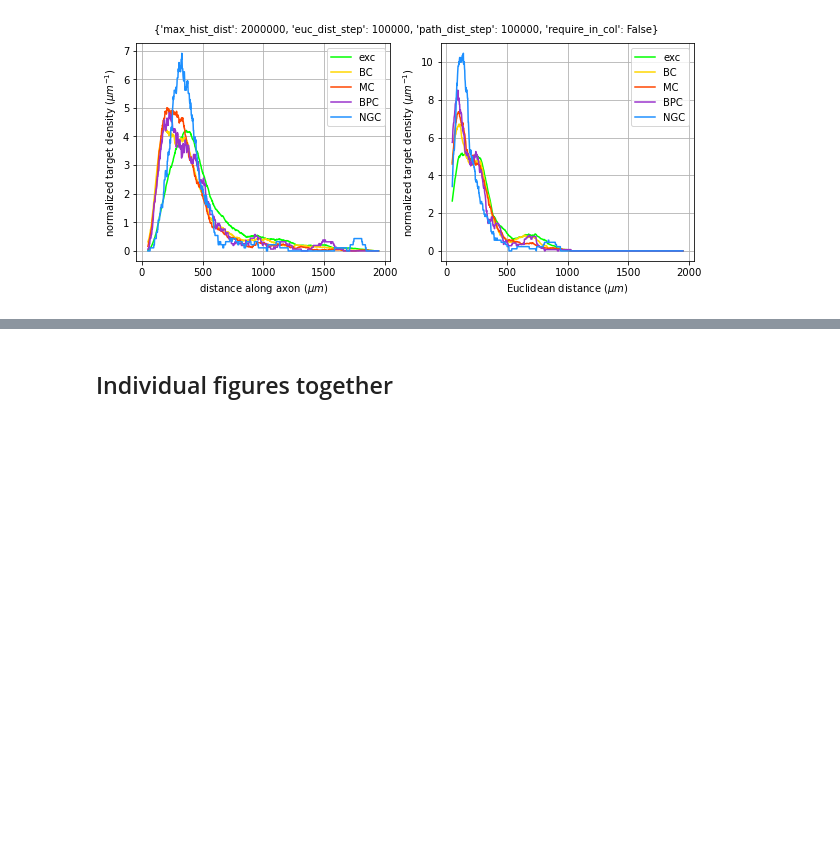
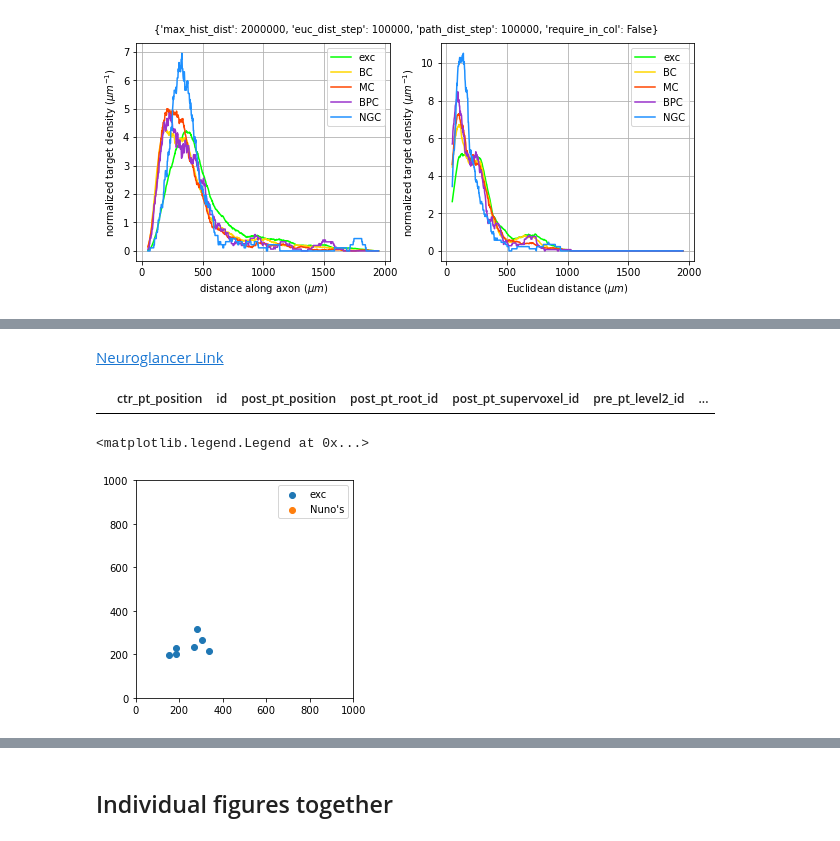
Before and after one commit to AlexTMallen/microns-synapse, a Jupyter notebook: src/subclass_cumulative_analysis.ipynb, the cells around one changed output, grey strips where cells are left out. Saved outputs shown, nothing was run; the diff lists cells and outputs as text; code cells hidden in the pictures; blank space fills up the shorter version.

```diff
--- a/src/subclass_cumulative_analysis.ipynb
+++ b/src/subclass_cumulative_analysis.ipynb
@@ -276,0 +345,20 @@ fig.savefig(os.path.join(results_dir, results_fname + "_soma-soma_v_euc.png"))
+# %%
+e_syns = syn_dfs["exc"].iloc[eidxs].query("pre_pt_root_id == 864691135937286404")
+sb.render_state(e_syns, return_as='html')
+# %% [output]
+Neuroglancer Link
+# %%
+e_syns.query("post_pt_root_id == 864691136618413965")
+# %% [output]
+|  | ctr_pt_position | id | post_pt_position | post_pt_root_id | post_pt_supervoxel_id | pre_pt_level2_id | ... |
+# %%
+plt.scatter(e_syns.soma_to_soma_dist / 1000, e_syns.euc_dist / 1000, label="exc")
+nunos = e_syns.query("post_pt_root_id == 864691136618413965")
+plt.scatter(nunos.soma_to_soma_dist / 1000, nunos.euc_dist / 1000, label="Nuno's")
+plt.xlim([0, 1000])
+plt.ylim([0, 1000])
+plt.gca().set_aspect(1)
+plt.legend()
+# %% [output]
+<matplotlib.legend.Legend at 0x...>
+[figure, added]
```
Also changed, not shown: parts of 35 cells of this notebook, 2 other files.
